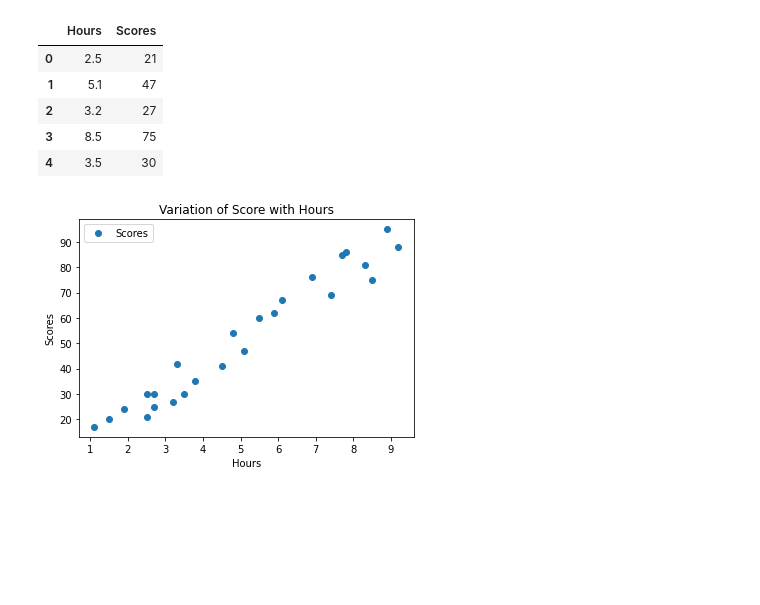
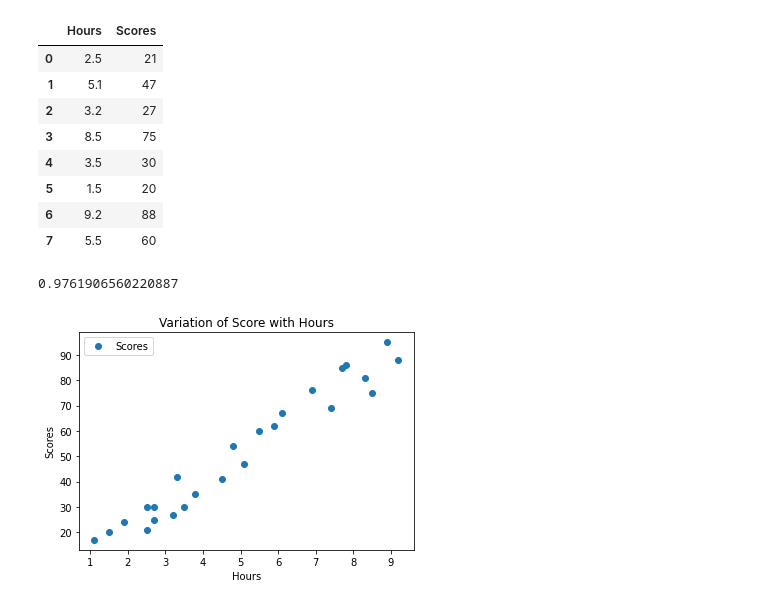
Before and after one commit to Achyut-0705/Learning-ML, a Jupyter notebook: Linear_Regression.ipynb, the cells around one changed output. Drawn from its saved outputs; the diff is of its cells as text; code cells hidden in the pictures; blank space fills up the shorter version.

```diff
--- a/Linear_Regression.ipynb
+++ b/Linear_Regression.ipynb
@@ -6,14 +6,21 @@ import pandas as pd
 import matplotlib.pyplot as plt
 # %%
 data = pd.read_csv('http://bit.ly/w-data')
-data.head()
+data.head(8)
 # %% [output]
 |  | Hours | Scores |
 | 0 | 2.5 | 21 |
 | 1 | 5.1 | 47 |
 | 2 | 3.2 | 27 |
 | 3 | 8.5 | 75 |
 | 4 | 3.5 | 30 |
+| 5 | 1.5 | 20 |
+| 6 | 9.2 | 88 |
+| 7 | 5.5 | 60 |
+# %%
+data['Hours'].corr(data['Scores'])
+# %% [output]
+0.9761906560220887
 # %%
 data.plot(x='Hours',y='Scores',style='o')
 plt.xlabel('Hours')
```
Also changed, not shown: parts of 4 cells of this notebook.
